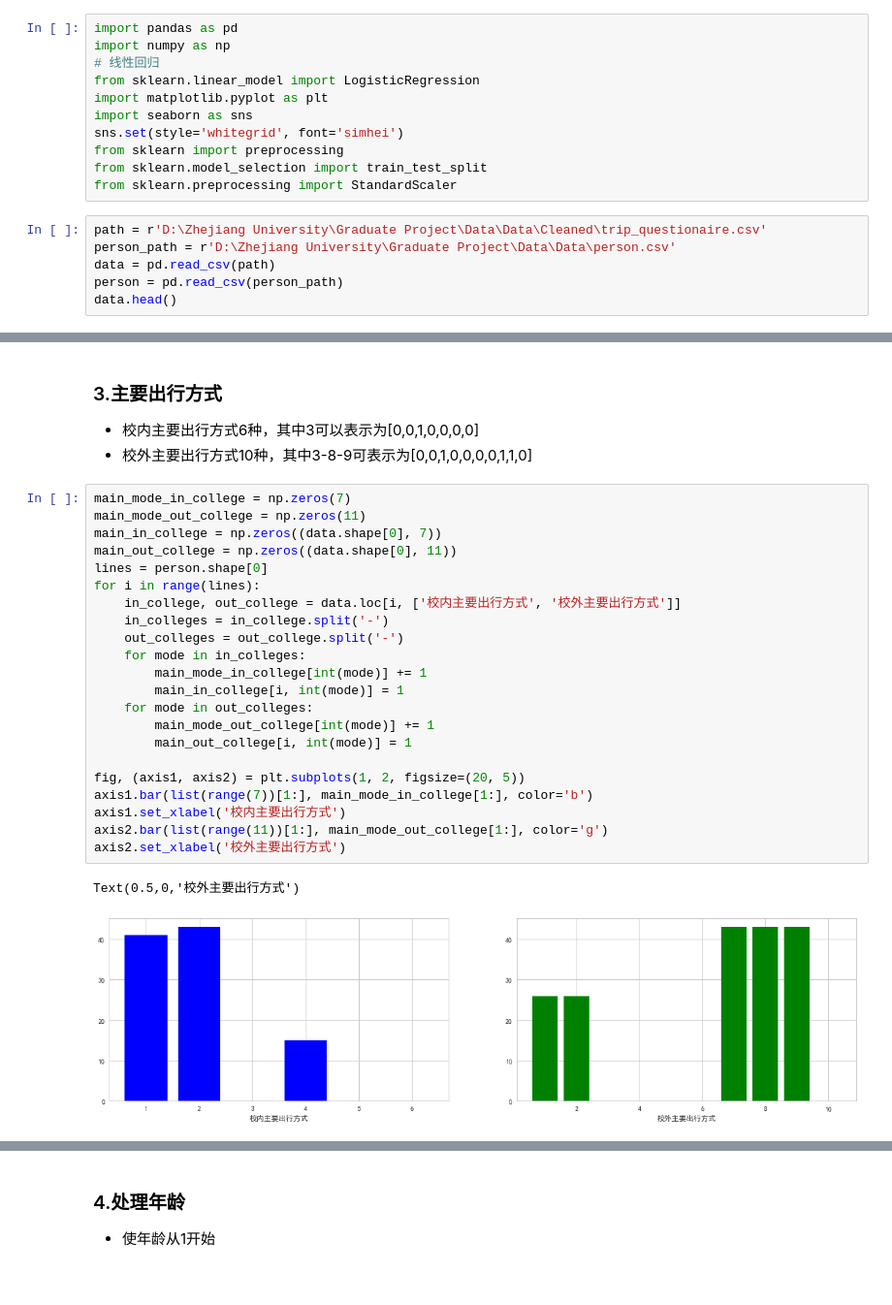
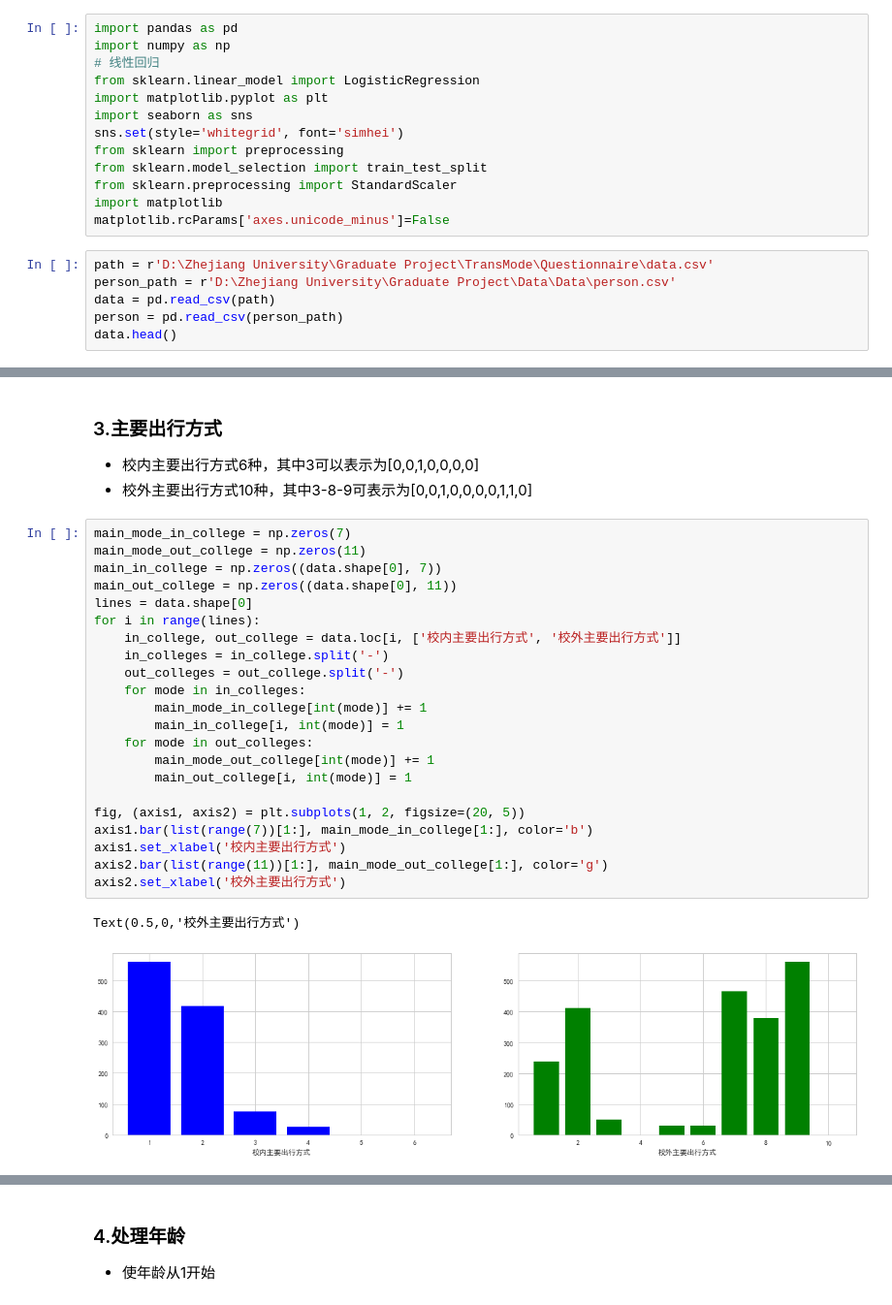
Before and after one commit to Yuhjiang/TransMode, a Jupyter notebook: Regression/regression.ipynb, the cells around one changed output, grey strips where cells are left out. Shown at 97% size. Saved outputs shown, nothing was run; the diff lists cells and outputs as text.

```diff
--- a/Regression/regression.ipynb
+++ b/Regression/regression.ipynb
@@ -11,8 +11,10 @@ sns.set(style='whitegrid', font='simhei')
 from sklearn import preprocessing
 from sklearn.model_selection import train_test_split
 from sklearn.preprocessing import StandardScaler
+import matplotlib
+matplotlib.rcParams['axes.unicode_minus']=False
 # %%
-path = r'D:\Zhejiang University\Graduate Project\Data\Data\Cleaned\trip_questionaire.csv'
+path = r'D:\Zhejiang University\Graduate Project\TransMode\Questionnaire\data.csv'
 person_path = r'D:\Zhejiang University\Graduate Project\Data\Data\person.csv'
 data = pd.read_csv(path)
 person = pd.read_csv(person_path)
@@ -137,25 +139,25 @@ None
 # %%
 main_mode_in_college = np.zeros(7)
 main_mode_out_college = np.zeros(11)
 main_in_college = np.zeros((data.shape[0], 7))
 main_out_college = np.zeros((data.shape[0], 11))
-lines = person.shape[0]
+lines = data.shape[0]
 for i in range(lines):
     in_college, out_college = data.loc[i, ['校内主要出行方式', '校外主要出行方式']]
     in_colleges = in_college.split('-')
     out_colleges = out_college.split('-')
     for mode in in_colleges:
         main_mode_in_college[int(mode)] += 1
         main_in_college[i, int(mode)] = 1
     for mode in out_colleges:
         main_mode_out_college[int(mode)] += 1
         main_out_college[i, int(mode)] = 1
 
 fig, (axis1, axis2) = plt.subplots(1, 2, figsize=(20, 5))
 axis1.bar(list(range(7))[1:], main_mode_in_college[1:], color='b')
 axis1.set_xlabel('校内主要出行方式')
 axis2.bar(list(range(11))[1:], main_mode_out_college[1:], color='g')
 axis2.set_xlabel('校外主要出行方式')
 # %% [output]
 Text(0.5,0,'校外主要出行方式')
-[figure, old version]
+[figure, new version]
```
Also changed, not shown: parts of 20 cells of this notebook, 4 other files.
